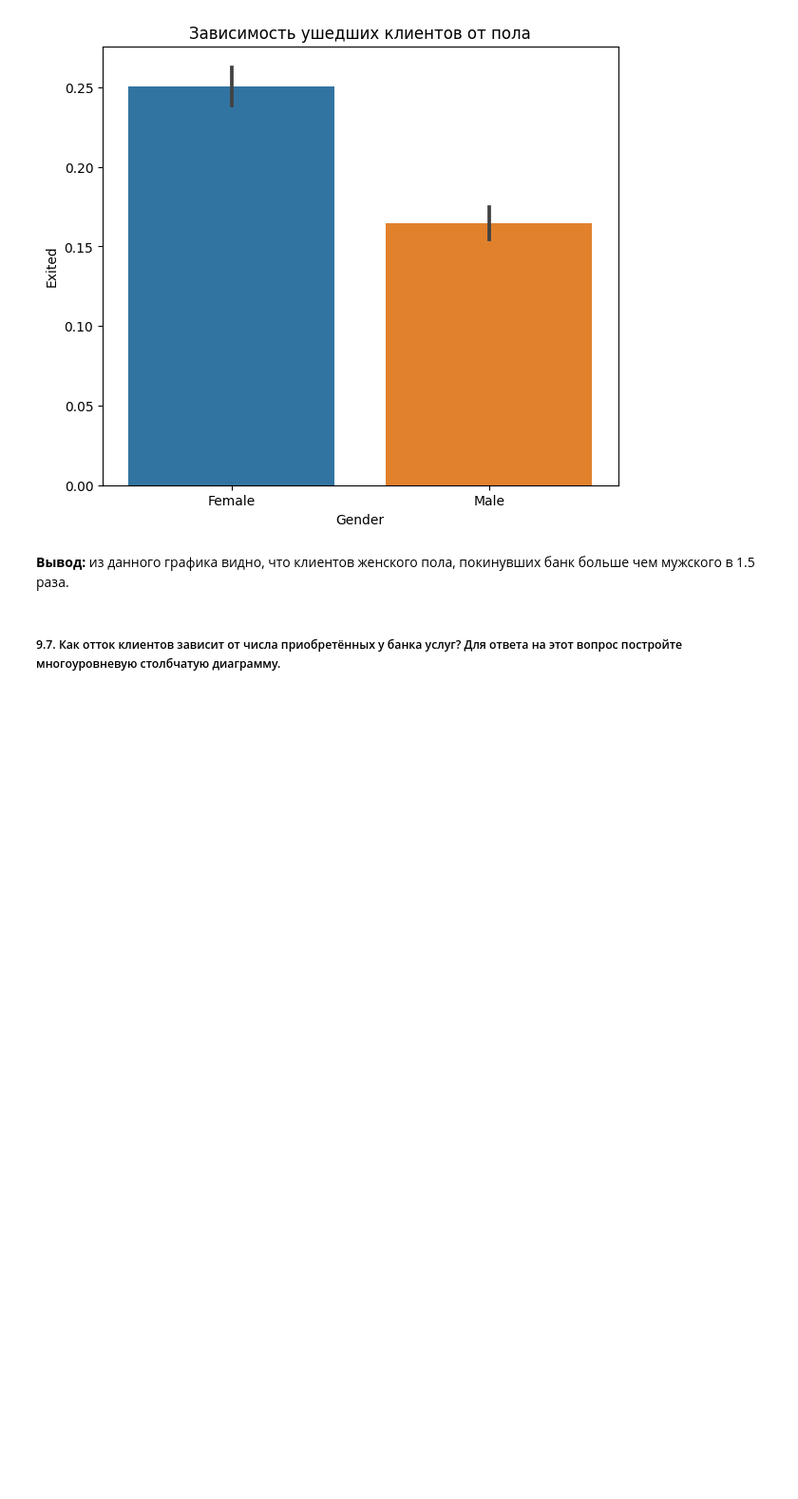
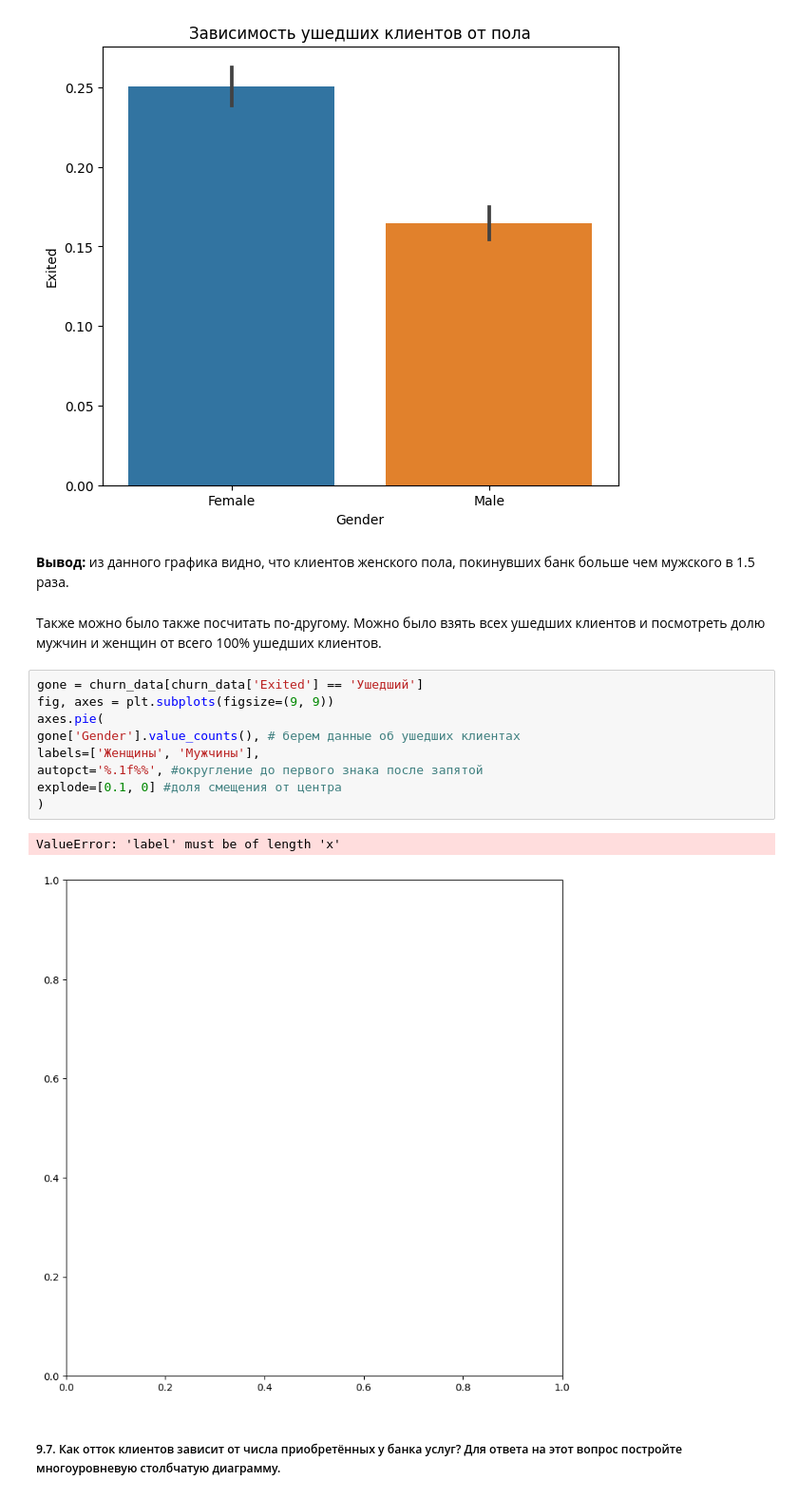
Before and after one commit to Alexandra231116/Alexa_Data_Science, a Jupyter notebook: SKILLFACTORY/PHITON 13/DATA/churn/churn.ipynb, the cells around one changed output. Shown at 95% size. Drawn from its saved outputs; the diff is of its cells as text; blank space fills up the shorter version.

```diff
--- a/SKILLFACTORY/PHITON 13/DATA/churn/churn.ipynb
+++ b/SKILLFACTORY/PHITON 13/DATA/churn/churn.ipynb
@@ -139,6 +143,20 @@ Text(0.5, 1.0, 'Зависимость ушедших клиентов от по
 [figure]
 # %% [markdown]
 **Вывод:** из данного графика видно, что клиентов женского пола, покинувших банк больше чем мужского в 1.5 раза.
+# %% [markdown]
+Также можно было также посчитать по-другому. Можно было взять всех ушедших клиентов и посмотреть долю мужчин и женщин от всего 100% ушедших клиентов.
+# %%
+gone = churn_data[churn_data['Exited'] == 'Ушедший']
+fig, axes = plt.subplots(figsize=(9, 9))
+axes.pie(
+gone['Gender'].value_counts(), # берем данные об ушедших клиентах
+labels=['Женщины', 'Мужчины'],
+autopct='%.1f%%', #округление до первого знака после запятой
+explode=[0.1, 0] #доля смещения от центра
+)
+# %% [output]
+ValueError: 'label' must be of length 'x'
+[figure, added]
 # %% [markdown]
 ##### 9.7. Как отток клиентов зависит от числа приобретённых у банка услуг? Для ответа на этот вопрос постройте многоуровневую столбчатую диаграмму.
 # %%
```
Also changed, not shown: parts of 3 cells of this notebook, 9 other files.
